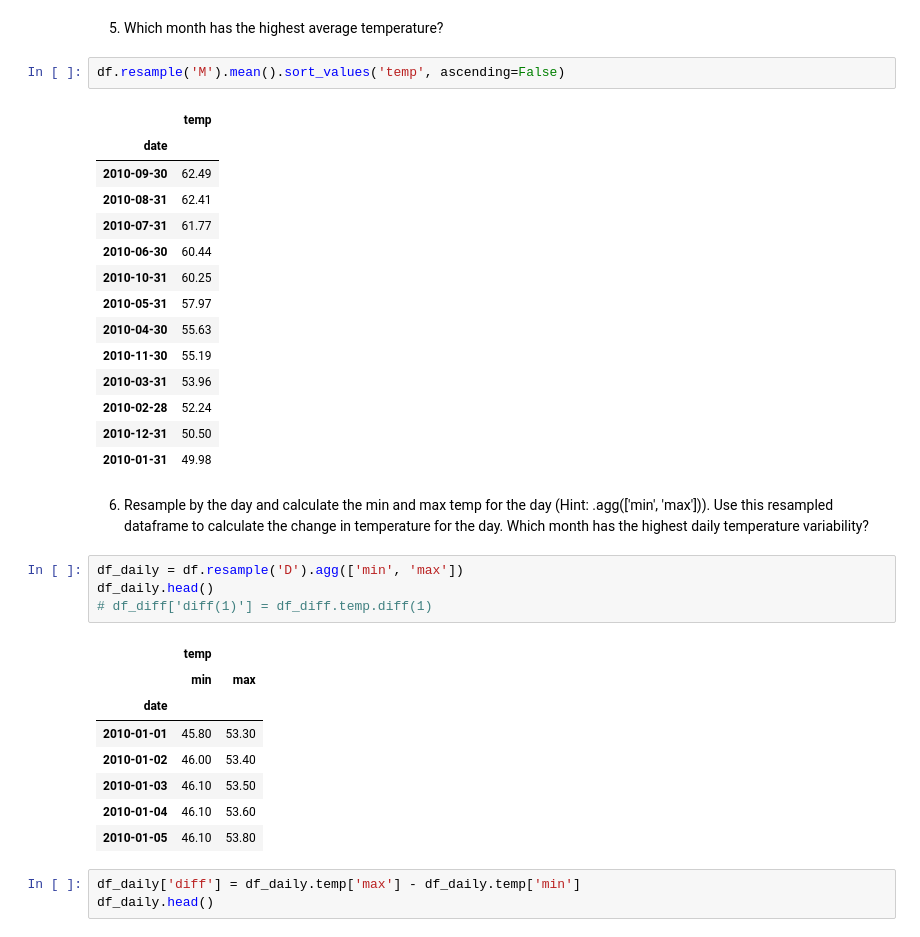
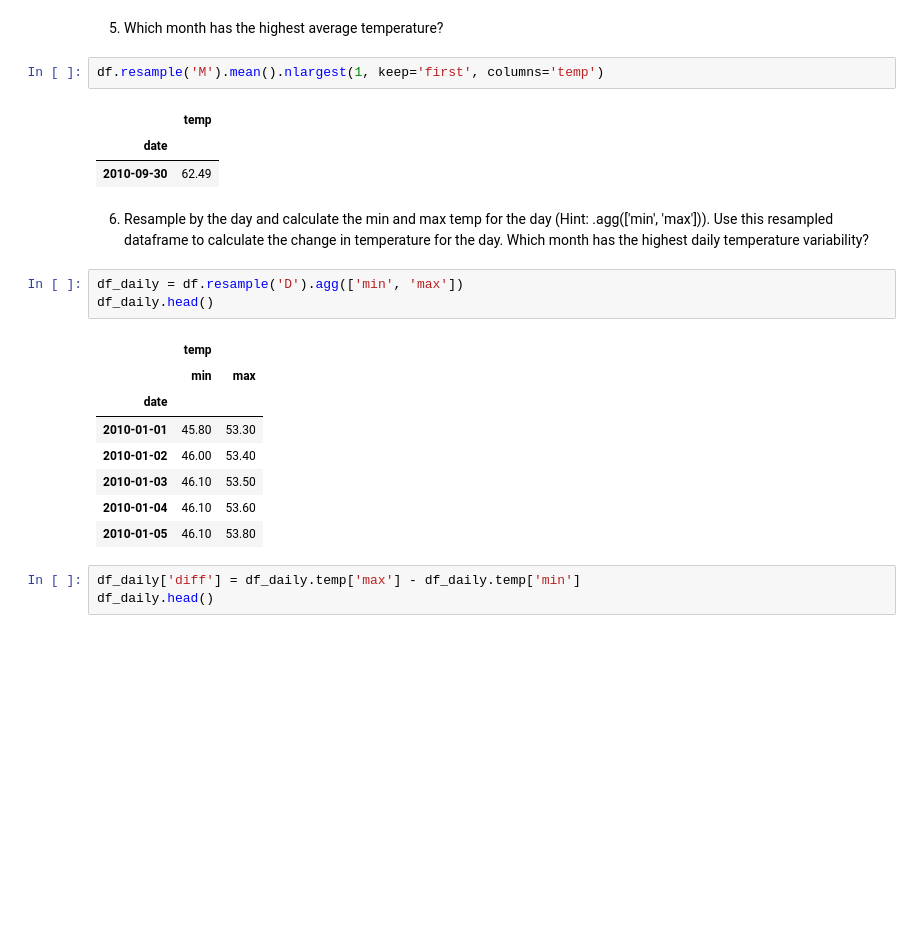
Before and after one commit to chadallen210/time-series-exercises, a Jupyter notebook: time_series_data_exercises.ipynb, the cells around one changed output. Cells and saved outputs as stored; diff of their text form; blank space fills up the shorter version.

```diff
--- a/time_series_data_exercises.ipynb
+++ b/time_series_data_exercises.ipynb
@@ -96,28 +94,16 @@ df.resample('M').mean().sort_values('temp')
 # %% [markdown]
 5. Which month has the highest average temperature?
 # %%
-df.resample('M').mean().sort_values('temp', ascending=False)
+df.resample('M').mean().nlargest(1, keep='first', columns='temp')
 # %% [output]
 |  | temp |
 | date |  |
 | 2010-09-30 | 62.49 |
-| 2010-08-31 | 62.41 |
-| 2010-07-31 | 61.77 |
-| 2010-06-30 | 60.44 |
-| 2010-10-31 | 60.25 |
-| 2010-05-31 | 57.97 |
-| 2010-04-30 | 55.63 |
-| 2010-11-30 | 55.19 |
-| 2010-03-31 | 53.96 |
-| 2010-02-28 | 52.24 |
-| 2010-12-31 | 50.50 |
-| 2010-01-31 | 49.98 |
 # %% [markdown]
 6. Resample by the day and calculate the min and max temp for the day (Hint: .agg(['min', 'max'])). Use this resampled dataframe to calculate the change in temperature for the day. Which month has the highest daily temperature variability?
 # %%
 df_daily = df.resample('D').agg(['min', 'max'])
 df_daily.head()
-# df_diff['diff(1)'] = df_diff.temp.diff(1)
 # %% [output]
 |  | temp |  |
 |  | min | max |
```
Also changed, not shown: parts of 49 cells of this notebook.
